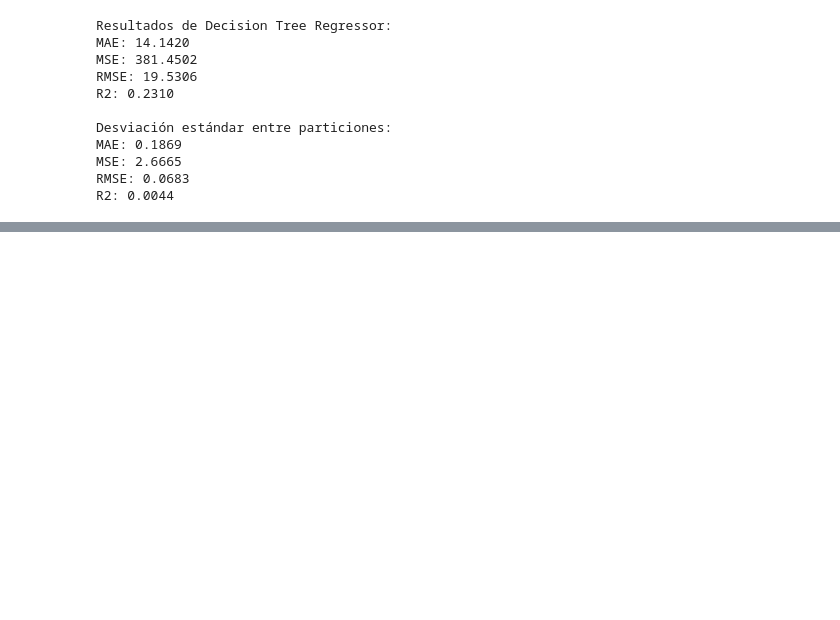
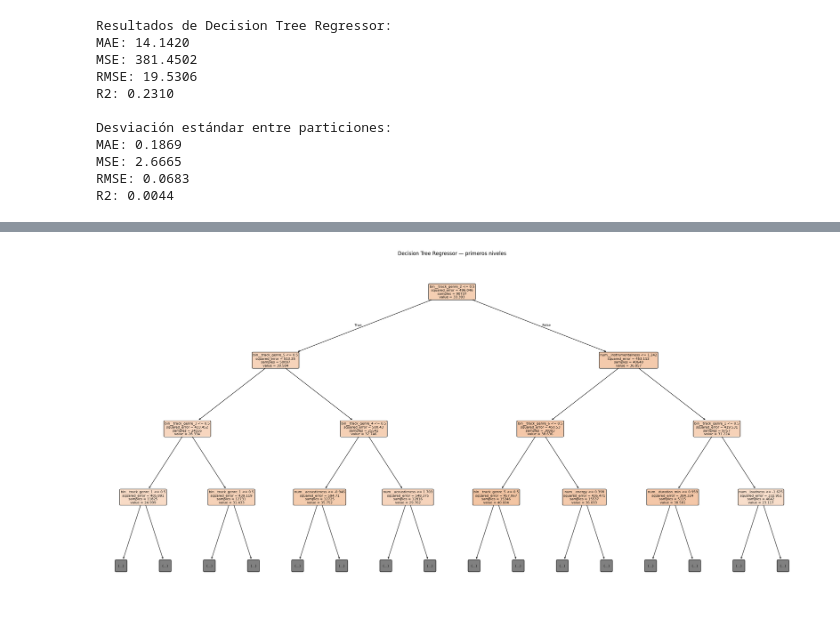
Before and after one commit to 0Trickster/Project-MLY-1, a Jupyter notebook: notebooks/modelos_supervisados/regresión/13_Decision_tree_regressor.ipynb, the cells around one changed output, grey strips where cells are left out. Cells and saved outputs as stored; diff of their text form; code cells hidden in the pictures; blank space fills up the shorter version.

```diff
--- a/notebooks/modelos_supervisados/regresión/13_Decision_tree_regressor.ipynb
+++ b/notebooks/modelos_supervisados/regresión/13_Decision_tree_regressor.ipynb
@@ -186,0 +285,17 @@ KeyError: 'mae'
+# %%
+plt.figure(figsize=(24, 12))
+
+plot_tree(
+    modelo_arbol,
+    feature_names=X_train.columns.tolist(),
+    filled=True,
+    rounded=True,
+    max_depth=3,
+    fontsize=8
+)
+
+plt.title("Decision Tree Regressor — primeros niveles")
+plt.tight_layout()
+plt.show()
+# %% [output]
+[figure, added]
```
Also changed, not shown: parts of 5 cells of this notebook.
